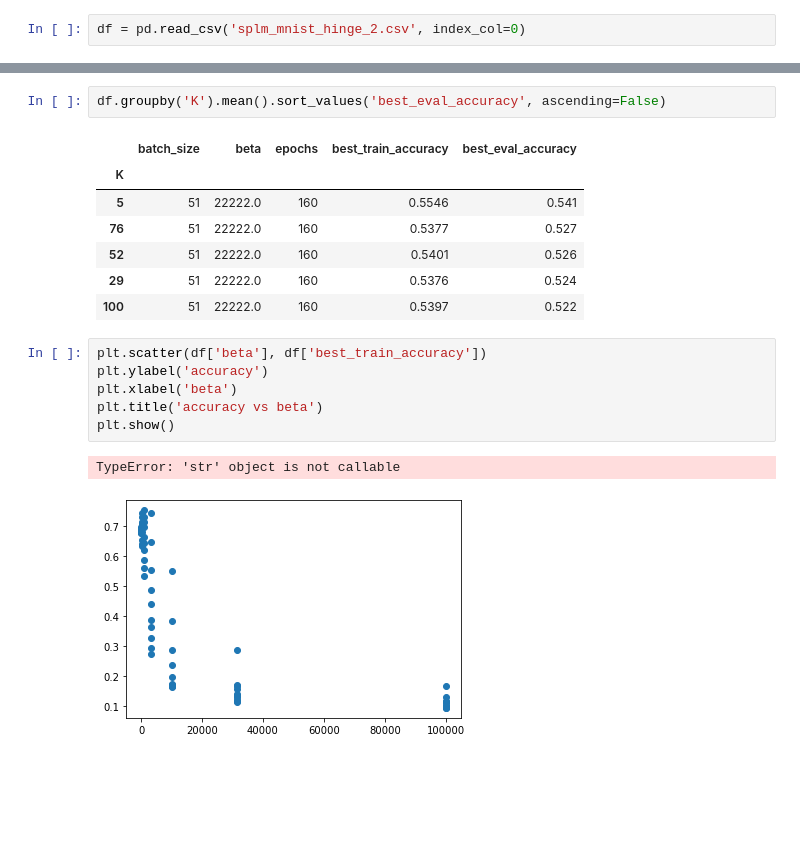
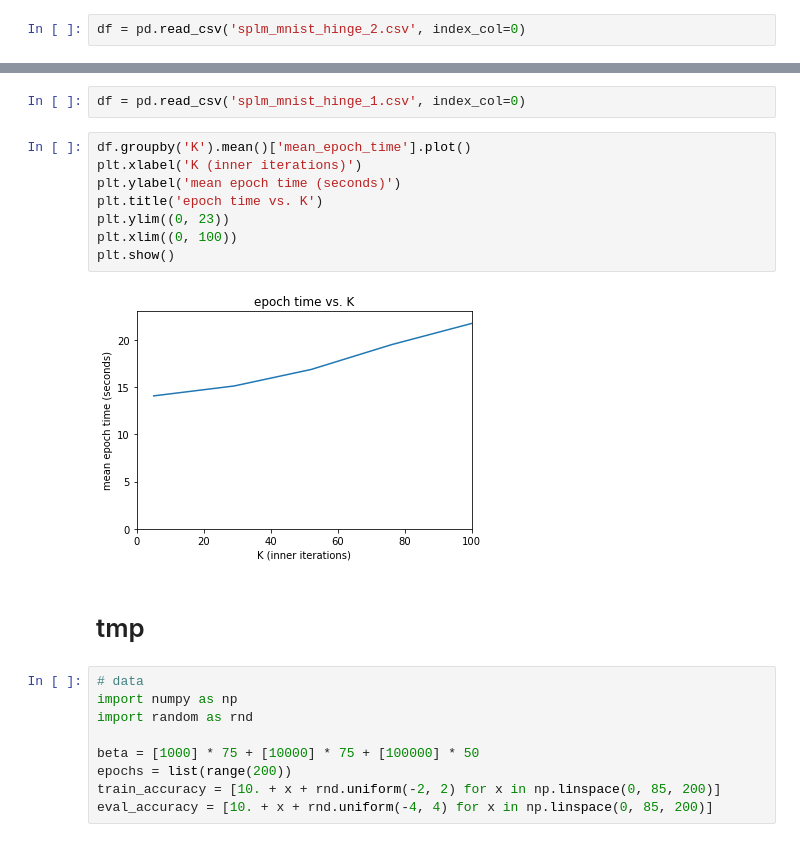
Before and after one commit to eldarab/SPLM, a Jupyter notebook: experiments/results/visualize_results.ipynb, the cells around one changed output, grey strips where cells are left out. Saved outputs shown, nothing was run; the diff lists cells and outputs as text; blank space fills up the shorter version.

```diff
--- a/experiments/results/visualize_results.ipynb
+++ b/experiments/results/visualize_results.ipynb
@@ -70,19 +46,23 @@ df.groupby('batch_size').mean().sort_values('best_eval_accuracy', ascending=Fals
-# %%
-df.groupby('K').mean().sort_values('best_eval_accuracy', ascending=False)
-# %% [output]
-|  | batch_size | beta | epochs | best_train_accuracy | best_eval_accuracy |
-| K |  |  |  |  |  |
-| 5 | 51 | 22222.0 | 160 | 0.5546 | 0.541 |
-| 76 | 51 | 22222.0 | 160 | 0.5377 | 0.527 |
-| 52 | 51 | 22222.0 | 160 | 0.5401 | 0.526 |
-| 29 | 51 | 22222.0 | 160 | 0.5376 | 0.524 |
-| 100 | 51 | 22222.0 | 160 | 0.5397 | 0.522 |
-# %%
-plt.scatter(df['beta'], df['best_train_accuracy'])
-plt.ylabel('accuracy')
-plt.xlabel('beta')
-plt.title('accuracy vs beta')
-plt.show()
-# %% [output]
-TypeError: 'str' object is not callable
-[figure, removed]
+# %%
+df = pd.read_csv('splm_mnist_hinge_1.csv', index_col=0)
+# %%
+df.groupby('K').mean()['mean_epoch_time'].plot()
+plt.xlabel('K (inner iterations)')
+plt.ylabel('mean epoch time (seconds)')
+plt.title('epoch time vs. K')
+plt.ylim((0, 23))
+plt.xlim((0, 100))
+plt.show()
+# %% [output]
+[figure, added]
+# %% [markdown]
+# tmp
+# %%
+# data
+import numpy as np
+import random as rnd
+
+beta = [1000] * 75 + [10000] * 75 + [100000] * 50
+epochs = list(range(200))
+train_accuracy = [10. + x + rnd.uniform(-2, 2) for x in np.linspace(0, 85, 200)]
+eval_accuracy = [10. + x + rnd.uniform(-4, 4) for x in np.linspace(0, 85, 200)]
```
Also changed, not shown: parts of 12 cells of this notebook.
